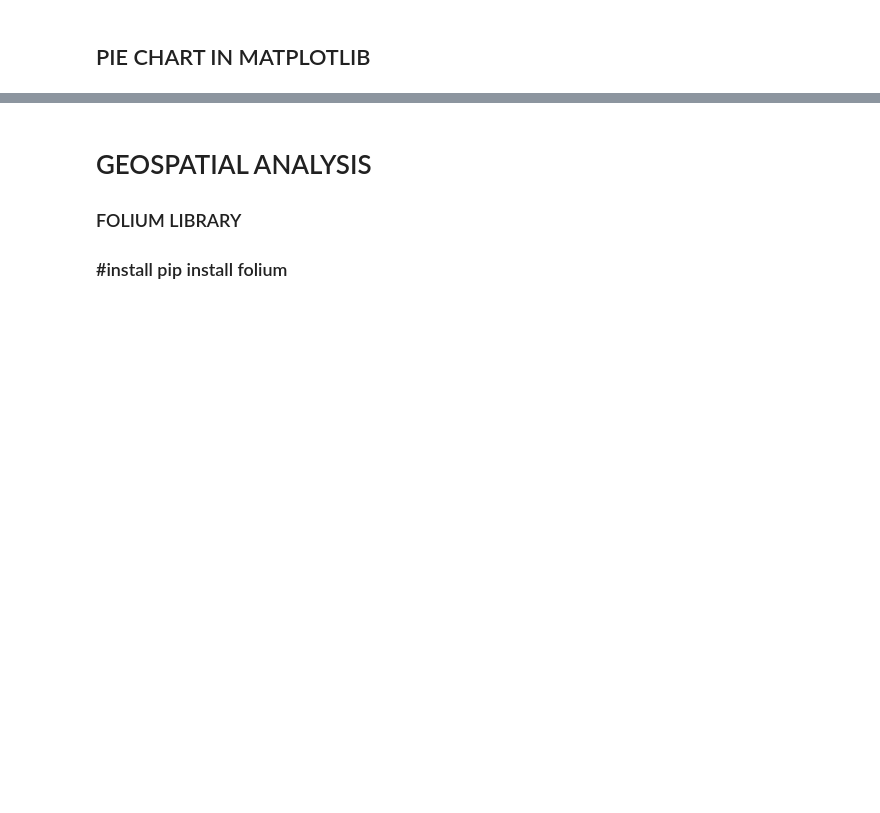
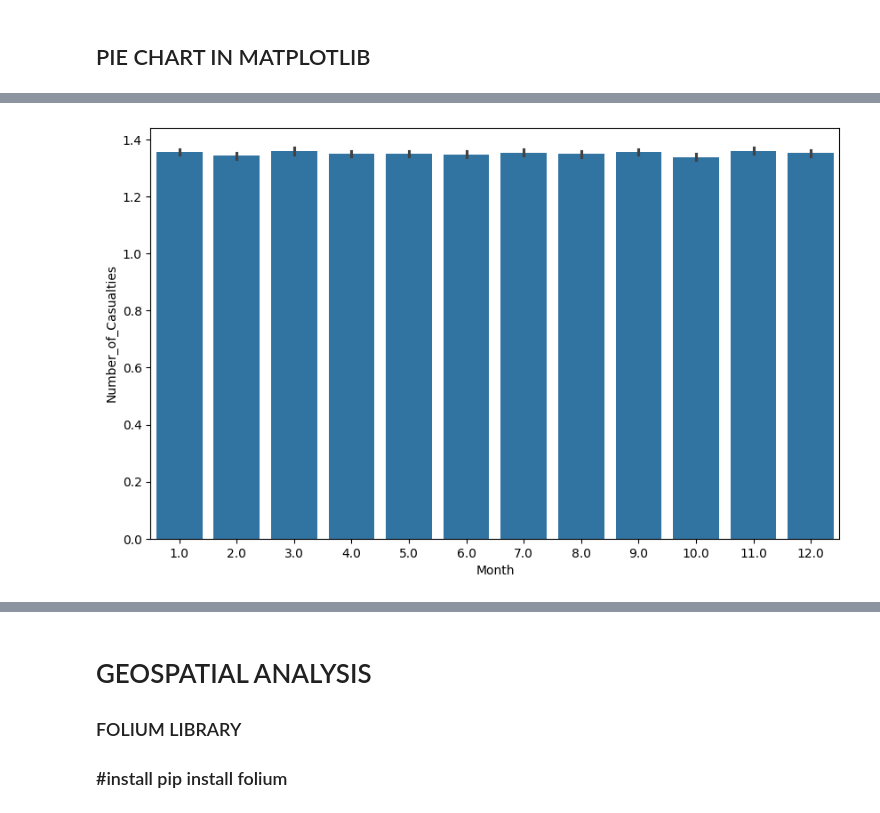
Before and after one commit to themosthandsome18/ELEC3B-ACTIVITIE-3, a Jupyter notebook: ELEC3B-ACTIVITIE-3(HEATMAP).ipynb, the cells around one changed output, grey strips where cells are left out. Cells and saved outputs as stored; diff of their text form; code cells hidden in the pictures; blank space fills up the shorter version.

```diff
--- a/ELEC3B-ACTIVITIE-3(HEATMAP).ipynb
+++ b/ELEC3B-ACTIVITIE-3(HEATMAP).ipynb
@@ -116,0 +181,7 @@ plt.show()
+# %%
+sns.barplot(data=accident, y='Number_of_Casualties', x = 'Month')
+# plt.xticks(range(0,11, ['Jan -- December'])
+plt.gcf().set_size_inches(10, 6)
+plt.show()
+# %% [output]
+[figure, added]
```
Also changed, not shown: parts of 27 cells of this notebook.
